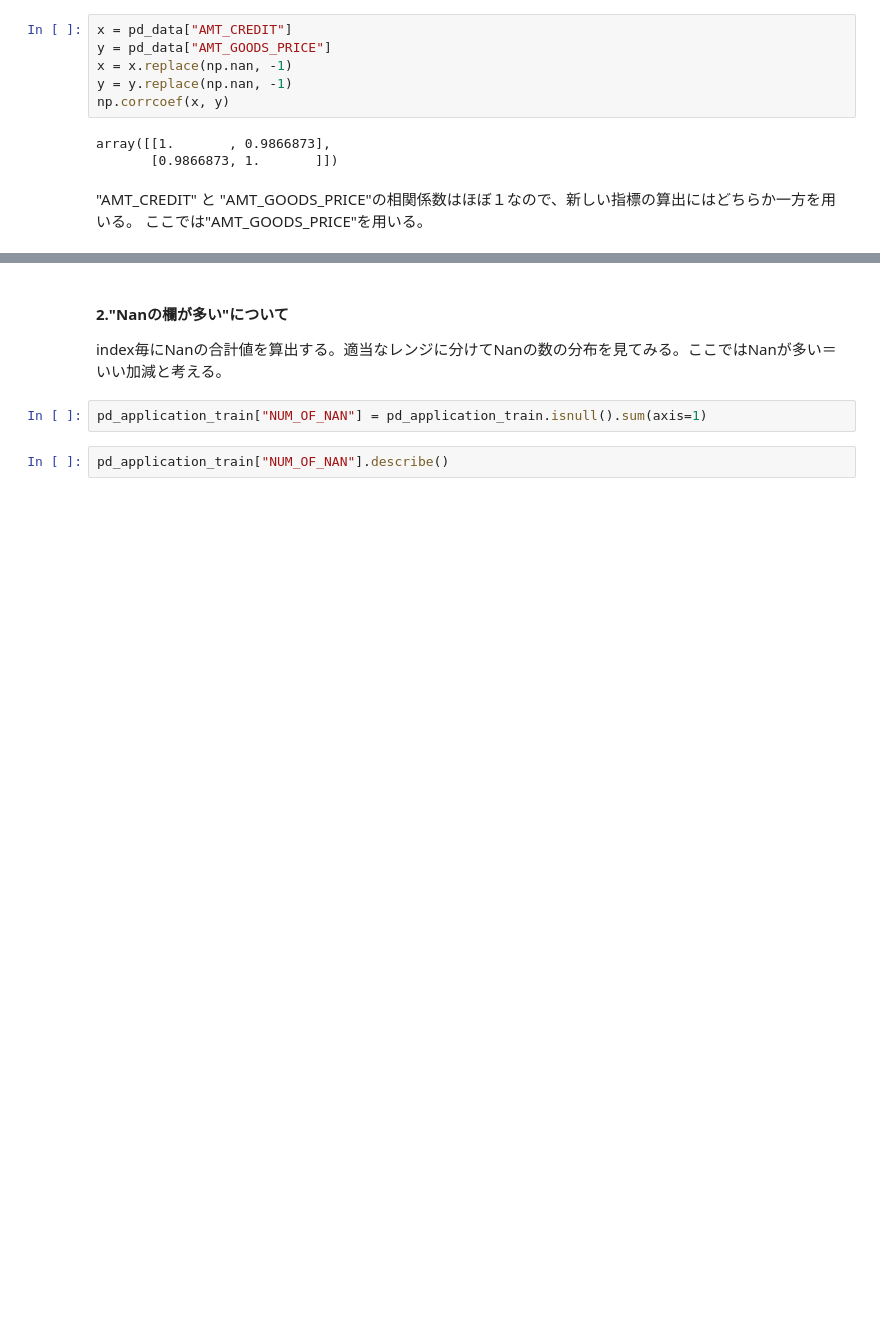
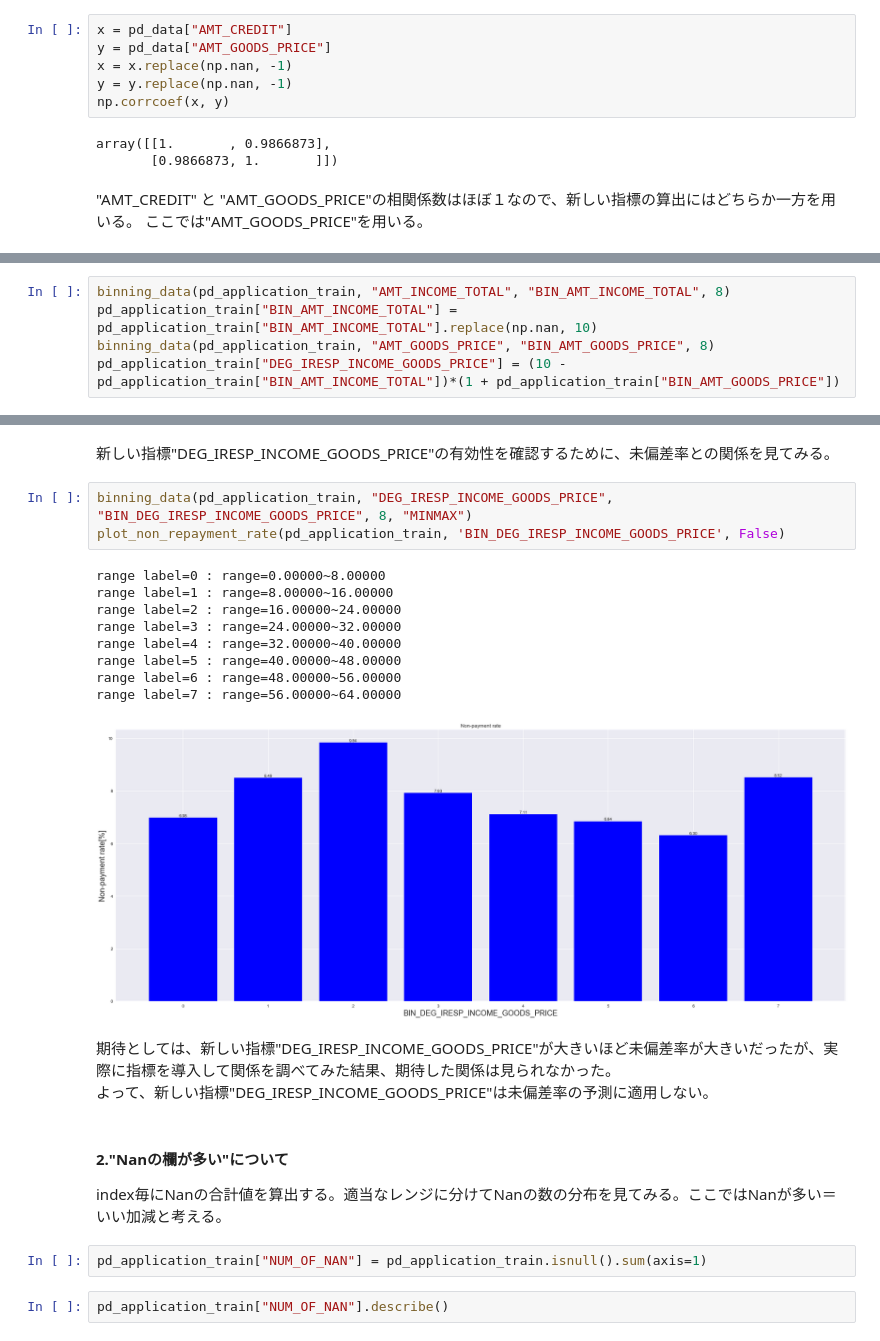
Before and after one commit to ns5849/diveintocode-ml, a Jupyter notebook: week4/week4-session1.ipynb, the cells around one changed output, grey strips where cells are left out. Drawn from its saved outputs; the diff is of its cells as text; blank space fills up the shorter version.

```diff
--- a/week4/week4-session1.ipynb
+++ b/week4/week4-session1.ipynb
@@ -449,0 +469,5 @@ array([[1.       , 0.9866873],
+# %%
+binning_data(pd_application_train, "AMT_INCOME_TOTAL", "BIN_AMT_INCOME_TOTAL", 8)
+pd_application_train["BIN_AMT_INCOME_TOTAL"] = pd_application_train["BIN_AMT_INCOME_TOTAL"].replace(np.nan, 10)
+binning_data(pd_application_train, "AMT_GOODS_PRICE", "BIN_AMT_GOODS_PRICE", 8)
+pd_application_train["DEG_IRESP_INCOME_GOODS_PRICE"] = (10 - pd_application_train["BIN_AMT_INCOME_TOTAL"])*(1 + pd_application_train["BIN_AMT_GOODS_PRICE"])
@@ -450,3 +502,21 @@ array([[1.       , 0.9866873],
+# %% [markdown]
+新しい指標"DEG_IRESP_INCOME_GOODS_PRICE"の有効性を確認するために、未偏差率との関係を見てみる。
+# %%
+binning_data(pd_application_train, "DEG_IRESP_INCOME_GOODS_PRICE", "BIN_DEG_IRESP_INCOME_GOODS_PRICE", 8, "MINMAX")
+plot_non_repayment_rate(pd_application_train, 'BIN_DEG_IRESP_INCOME_GOODS_PRICE', False)
+# %% [output]
+range label=0 : range=0.00000~8.00000
+range label=1 : range=8.00000~16.00000
+range label=2 : range=16.00000~24.00000
+range label=3 : range=24.00000~32.00000
+range label=4 : range=32.00000~40.00000
+range label=5 : range=40.00000~48.00000
+range label=6 : range=48.00000~56.00000
+range label=7 : range=56.00000~64.00000
+[figure, added]
+# %% [markdown]
+期待としては、新しい指標"DEG_IRESP_INCOME_GOODS_PRICE"が大きいほど未偏差率が大きいだったが、実際に指標を導入して関係を調べてみた結果、期待した関係は見られなかった。
+よって、新しい指標"DEG_IRESP_INCOME_GOODS_PRICE"は未偏差率の予測に適用しない。
 # %% [markdown]
 #### 2."Nanの欄が多い"について
 index毎にNanの合計値を算出する。適当なレンジに分けてNanの数の分布を見てみる。ここではNanが多い＝いい加減と考える。
```
Also changed, not shown: parts of 17 cells of this notebook.
